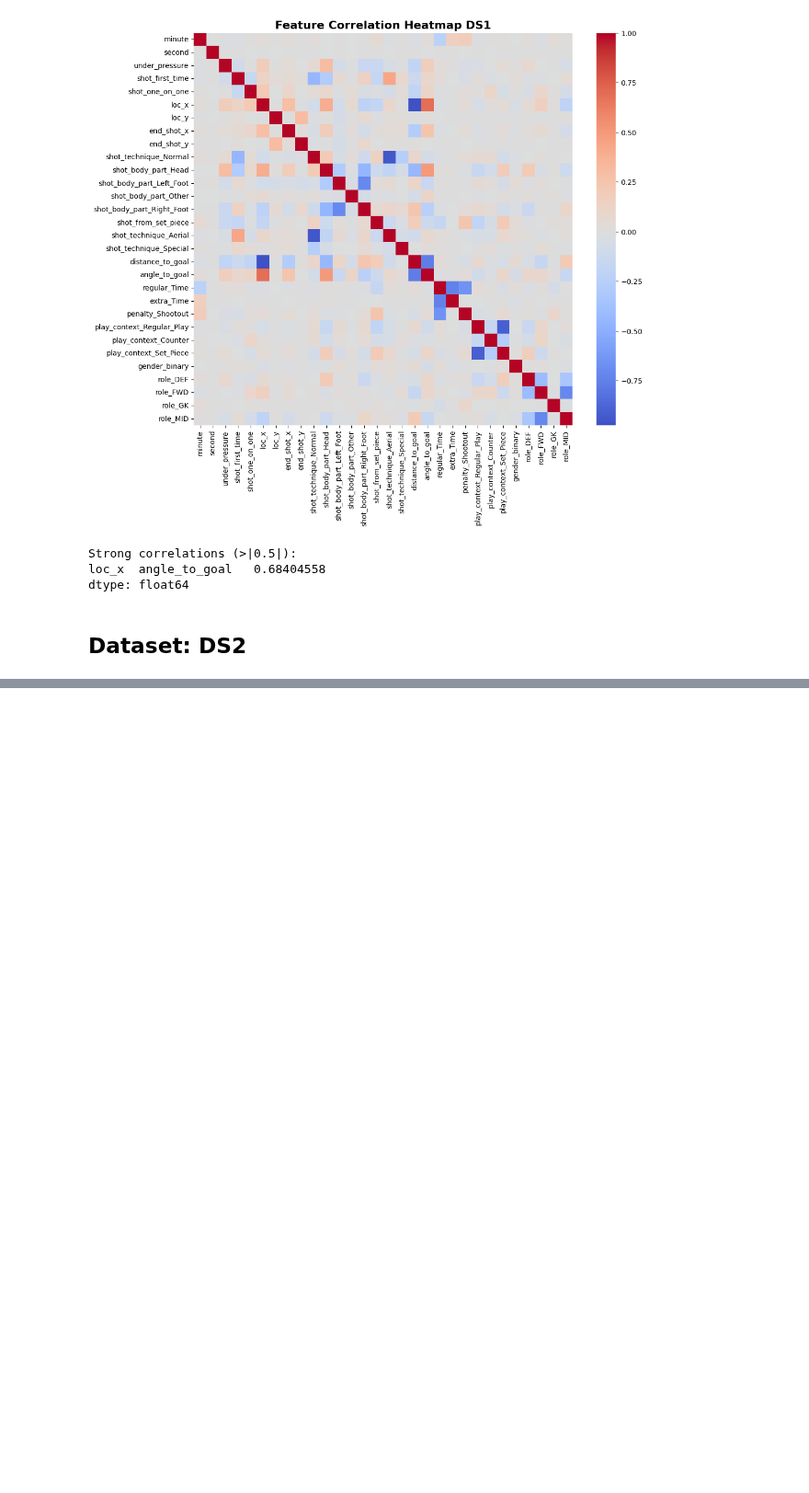
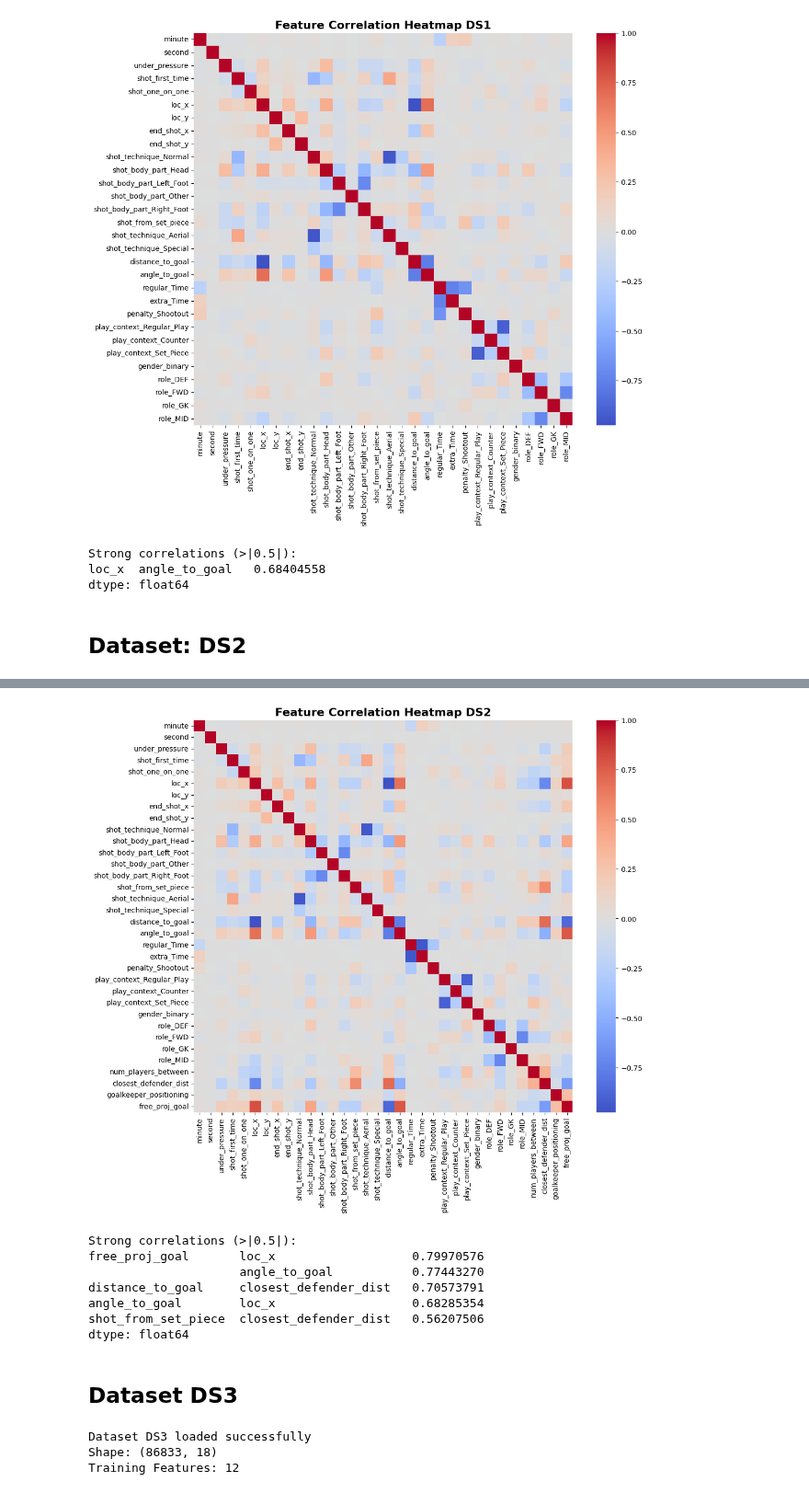
Before and after one commit to Manuele23/Parma-assignment, a Jupyter notebook: task1_xg/04_random_forest.ipynb, the cells around one changed output, grey strips where cells are left out. Shown at 92% size. Drawn from its saved outputs; the diff is of its cells as text; code cells hidden in the pictures; blank space fills up the shorter version.

Commit message:
Refactor of the dataset: DS0 completed

```diff
--- a/task1_xg/04_random_forest.ipynb
+++ b/task1_xg/04_random_forest.ipynb
@@ -723,0 +741,64 @@ print(corr_pairs[corr_pairs > 0.5])
+# %%
+import seaborn as sns
+import matplotlib.pyplot as plt
+
+# Assuming X is your DataFrame with the features
+corr_matrix = X_ds2.corr()
+
+# Correlation Heatmap
+plt.figure(figsize=(12,10))
+sns.heatmap(corr_matrix, cmap="coolwarm", center=0, cbar=True)
+plt.title("Feature Correlation Heatmap DS2", fontsize=16, fontweight='bold')
+plt.show()
+
+# Take absolute values of correlations
+corr_pairs = (
+    corr_matrix
+    .unstack() # flatten matrix
+    .sort_values(ascending=False) # sort from strongest to weakest
+)
+
+# Remove duplicates and diagonal
+corr_pairs = corr_pairs[
+    (corr_pairs < 1.0)  # drop self-correlation
+].drop_duplicates()
+
+# Print only strong correlations
+print("Strong correlations (>|0.5|):")
+print(corr_pairs[corr_pairs > 0.5])
+# %% [output]
+[figure, added]
+Strong correlations (>|0.5|):
+free_proj_goal       loc_x                   0.79970576
+                     angle_to_goal           0.77443270
+distance_to_goal     closest_defender_dist   0.70573791
+angle_to_goal        loc_x                   0.68285354
+shot_from_set_piece  closest_defender_dist   0.56207506
+dtype: float64
+# %% [markdown]
+## Dataset DS3
+# %%
+import pandas as pd
+import warnings
+warnings.filterwarnings("ignore")
+
+# Load dataset DS3
+ds3 = pd.read_csv("../task1_xg/data/DS3.csv")
+
+# Columns to drop (IDs and target)
+columns_to_drop = [
+    "event_id", "match_id", "team_id",
+    "player_id", "possession_team_id", "target_xg"
+]
+
+# Features (X) and Target (y)
+X_ds3 = ds3.drop(columns=columns_to_drop)
+y_ds3 = ds3["target_xg"]
+
+print("Dataset DS3 loaded successfully")
+print(f"Shape: {ds3.shape}")
+print(f"Training Features: {X_ds3.shape[1]}")
+# %% [output]
+Dataset DS3 loaded successfully
+Shape: (86833, 18)
+Training Features: 12
```
Also changed, not shown: parts of 17 cells of this notebook, 3 other files.
